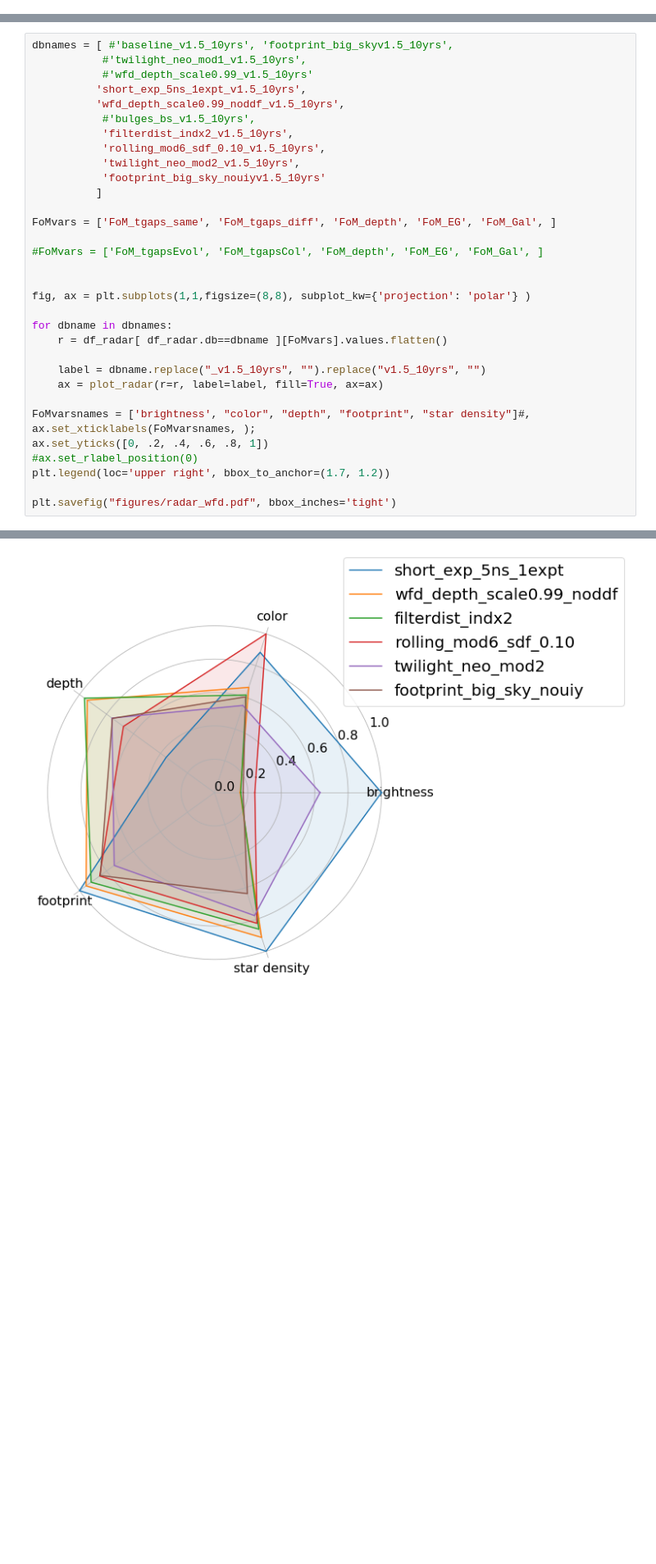
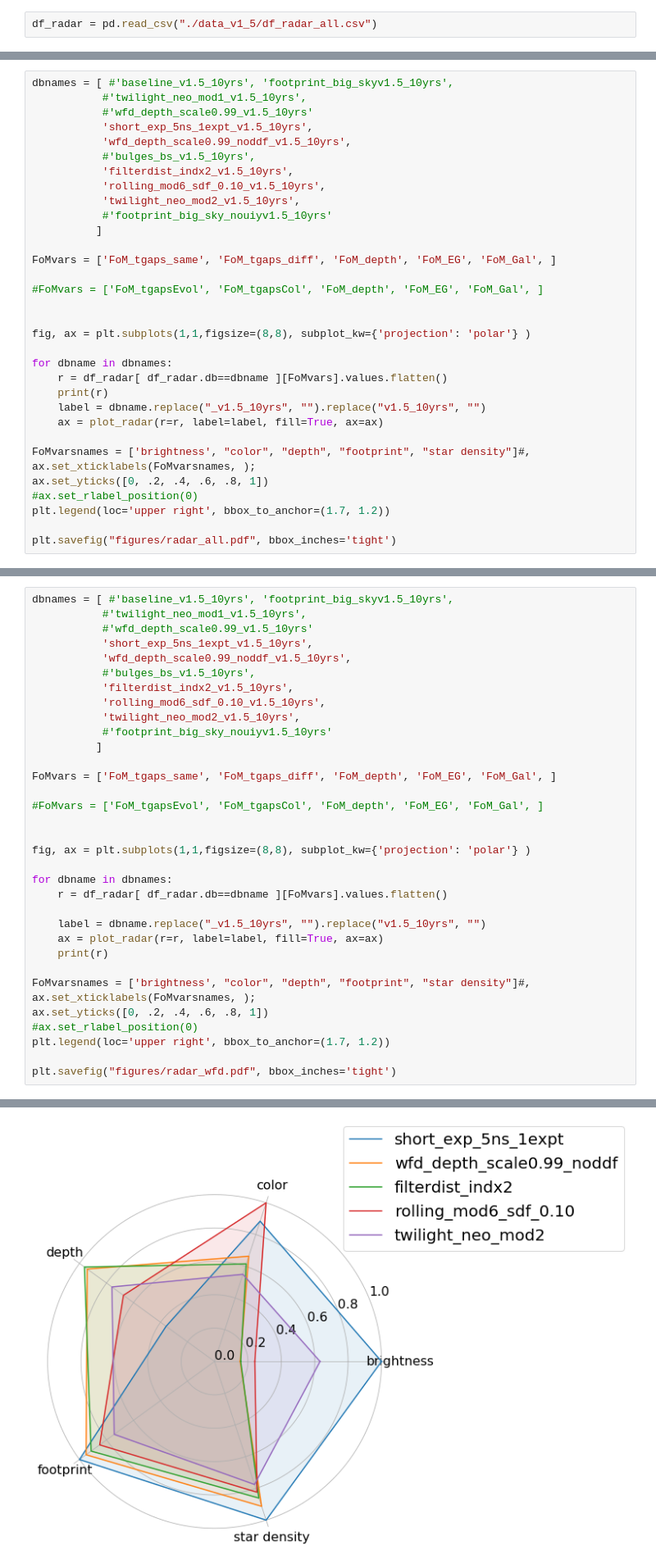
Before and after one commit to fedhere/LSSTunknowns, a Jupyter notebook: tdAnom/plot_radar_parallel.ipynb, the cells around one changed output, grey strips where cells are left out. Shown at 82% size. Drawn from its saved outputs; the diff is of its cells as text; blank space fills up the shorter version.

Commit message:
update plot

```diff
--- a/tdAnom/plot_radar_parallel.ipynb
+++ b/tdAnom/plot_radar_parallel.ipynb
@@ -178,3 +189,5 @@ df_radar.sort_values(by=['FoM_tgaps_diff'], ascending=False)[:4]
 | 52 | rolling_mod6_sdf_0.20_v1.5_10yrs | 0.233831 | 0.990119 | 0.775879 | 0.263721 | 0.822120 | rolling |
 | 55 | short_exp_5ns_1expt_v1.5_10yrs | 1.000000 | 0.904332 | 1.000000 | 0.453710 | 0.477200 | short |
 | 56 | short_exp_5ns_5expt_v1.5_10yrs | 0.657245 | 0.876739 | 0.973163 | 0.443248 | 0.542471 | short |
+# %%
+df_radar = pd.read_csv("./data_v1_5/df_radar_all.csv")
@@ -180,0 +203,33 @@ df_radar.sort_values(by=['FoM_tgaps_diff'], ascending=False)[:4]
+# %%
+dbnames = [ #'baseline_v1.5_10yrs', 'footprint_big_skyv1.5_10yrs',
+           #'twilight_neo_mod1_v1.5_10yrs',
+           #'wfd_depth_scale0.99_v1.5_10yrs'
+           'short_exp_5ns_1expt_v1.5_10yrs',
+           'wfd_depth_scale0.99_noddf_v1.5_10yrs',
+           #'bulges_bs_v1.5_10yrs',
+           'filterdist_indx2_v1.5_10yrs',
+           'rolling_mod6_sdf_0.10_v1.5_10yrs',
+           'twilight_neo_mod2_v1.5_10yrs',
+           #'footprint_big_sky_nouiyv1.5_10yrs'
+          ]
+
+FoMvars = ['FoM_tgaps_same', 'FoM_tgaps_diff', 'FoM_depth', 'FoM_EG', 'FoM_Gal', ]
+
+#FoMvars = ['FoM_tgapsEvol', 'FoM_tgapsCol', 'FoM_depth', 'FoM_EG', 'FoM_Gal', ]
+
+
+fig, ax = plt.subplots(1,1,figsize=(8,8), subplot_kw={'projection': 'polar'} )
+
+for dbname in dbnames:
+    r = df_radar[ df_radar.db==dbname ][FoMvars].values.flatten()
+    print(r)
+    label = dbname.replace("_v1.5_10yrs", "").replace("v1.5_10yrs", "")
+    ax = plot_radar(r=r, label=label, fill=True, ax=ax)
+
+FoMvarsnames = ['brightness', "color", "depth", "footprint", "star density"]#,
+ax.set_xticklabels(FoMvarsnames, );
+ax.set_yticks([0, .2, .4, .6, .8, 1])
+#ax.set_rlabel_position(0)
+plt.legend(loc='upper right', bbox_to_anchor=(1.7, 1.2))
+
+plt.savefig("figures/radar_all.pdf", bbox_inches='tight')
@@ -204,13 +246,13 @@ runNames
 dbnames = [ #'baseline_v1.5_10yrs', 'footprint_big_skyv1.5_10yrs',
            #'twilight_neo_mod1_v1.5_10yrs',
            #'wfd_depth_scale0.99_v1.5_10yrs'
-          'short_exp_5ns_1expt_v1.5_10yrs',
-          'wfd_depth_scale0.99_noddf_v1.5_10yrs',
+           'short_exp_5ns_1expt_v1.5_10yrs',
+           'wfd_depth_scale0.99_noddf_v1.5_10yrs',
            #'bulges_bs_v1.5_10yrs',
            'filterdist_indx2_v1.5_10yrs',
            'rolling_mod6_sdf_0.10_v1.5_10yrs',
            'twilight_neo_mod2_v1.5_10yrs',
-           'footprint_big_sky_nouiyv1.5_10yrs'
+           #'footprint_big_sky_nouiyv1.5_10yrs'
           ]
 
 FoMvars = ['FoM_tgaps_same', 'FoM_tgaps_diff', 'FoM_depth', 'FoM_EG', 'FoM_Gal', ]
@@ -225,6 +267,7 @@ for dbname in dbnames:
 
     label = dbname.replace("_v1.5_10yrs", "").replace("v1.5_10yrs", "")
     ax = plot_radar(r=r, label=label, fill=True, ax=ax)
+    print(r)
 
 FoMvarsnames = ['brightness', "color", "depth", "footprint", "star density"]#,
 ax.set_xticklabels(FoMvarsnames, );
@@ -237,4 +285,4 @@ plt.savefig("figures/radar_wfd.pdf", bbox_inches='tight')
-[figure, old version]
+[figure, new version]
 # %% [markdown]
 ### parallel coord plot
 # %%
```
Also changed, not shown: parts of 10 cells of this notebook, 18 other files.
